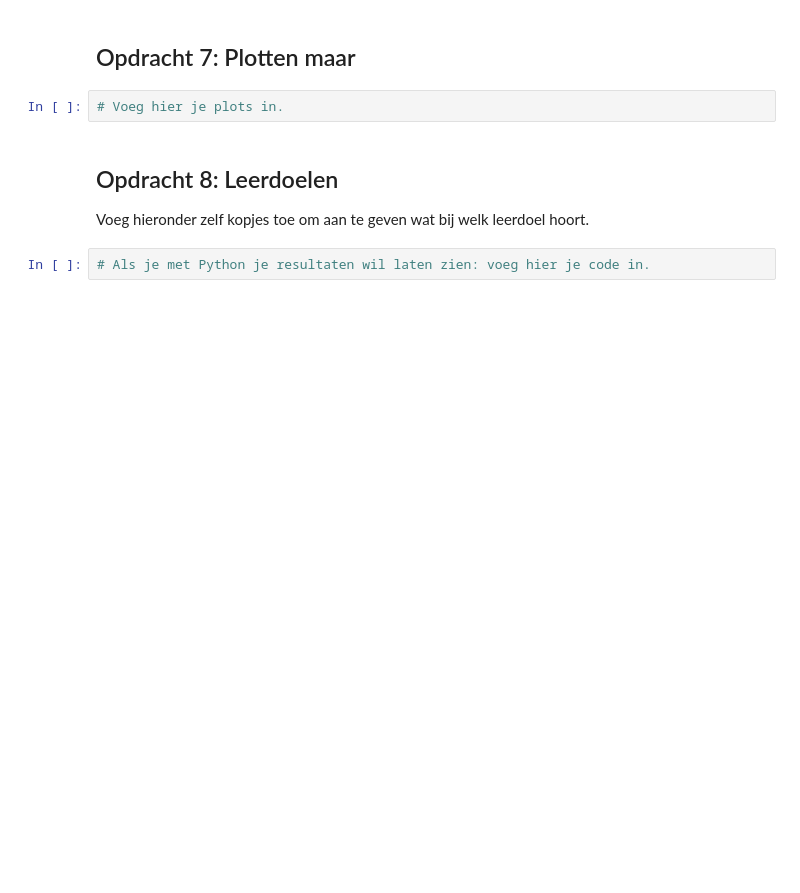
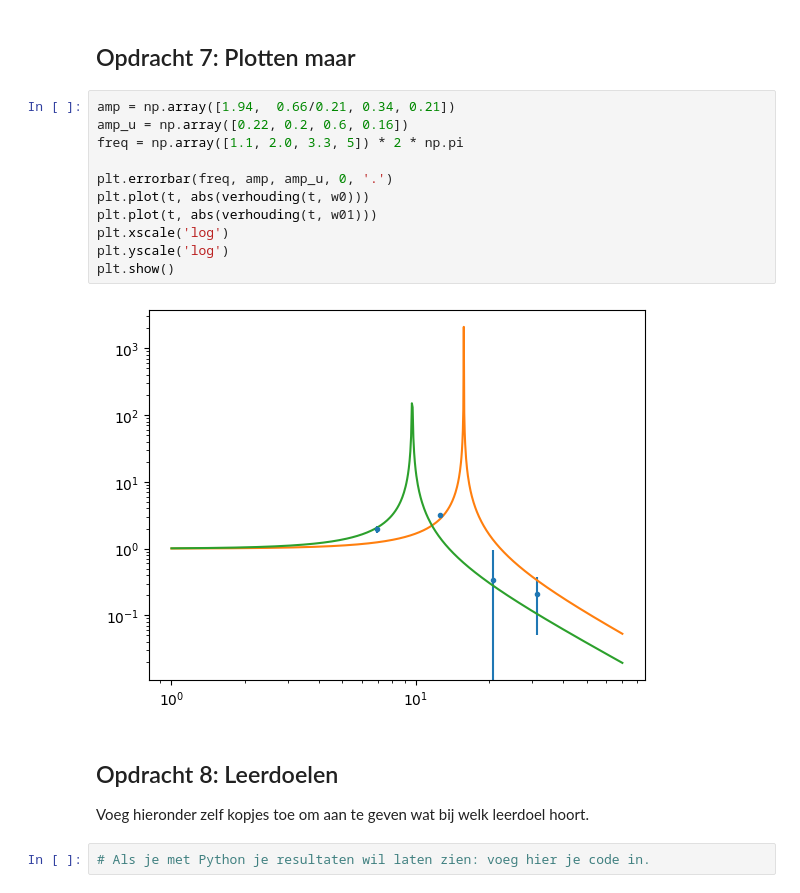
Before and after one commit to sirk3210/porkrepo, a Jupyter notebook: FysiekeOntwerpopdrachten/5MaakEenOpstellingTrillingsvrij/Ontwerpopdracht5MaakEenOpstellingTrillingsvrijInvulTemplate.ipynb, the cells around one changed output. Saved outputs shown, nothing was run; the diff lists cells and outputs as text; blank space fills up the shorter version.

```diff
--- a/FysiekeOntwerpopdrachten/5MaakEenOpstellingTrillingsvrij/Ontwerpopdracht5MaakEenOpstellingTrillingsvrijInvulTemplate.ipynb
+++ b/FysiekeOntwerpopdrachten/5MaakEenOpstellingTrillingsvrij/Ontwerpopdracht5MaakEenOpstellingTrillingsvrijInvulTemplate.ipynb
@@ -109,7 +151,18 @@ Als je hier negatief geantwoord hebt, kopieer onder deze cel dan alle cellen van
 # %% [markdown]
 ## Opdracht 7: Plotten maar
 # %%
-# Voeg hier je plots in.
+amp = np.array([1.94,  0.66/0.21, 0.34, 0.21])
+amp_u = np.array([0.22, 0.2, 0.6, 0.16])
+freq = np.array([1.1, 2.0, 3.3, 5]) * 2 * np.pi
+
+plt.errorbar(freq, amp, amp_u, 0, '.')
+plt.plot(t, abs(verhouding(t, w0)))
+plt.plot(t, abs(verhouding(t, w01)))
+plt.xscale('log')
+plt.yscale('log')
+plt.show()
+# %% [output]
+[figure, added]
 # %% [markdown]
 ## Opdracht 8: Leerdoelen
 Voeg hieronder zelf kopjes toe om aan te geven wat bij welk leerdoel hoort.
```
Also changed, not shown: parts of 22 cells of this notebook, 5 other files.
